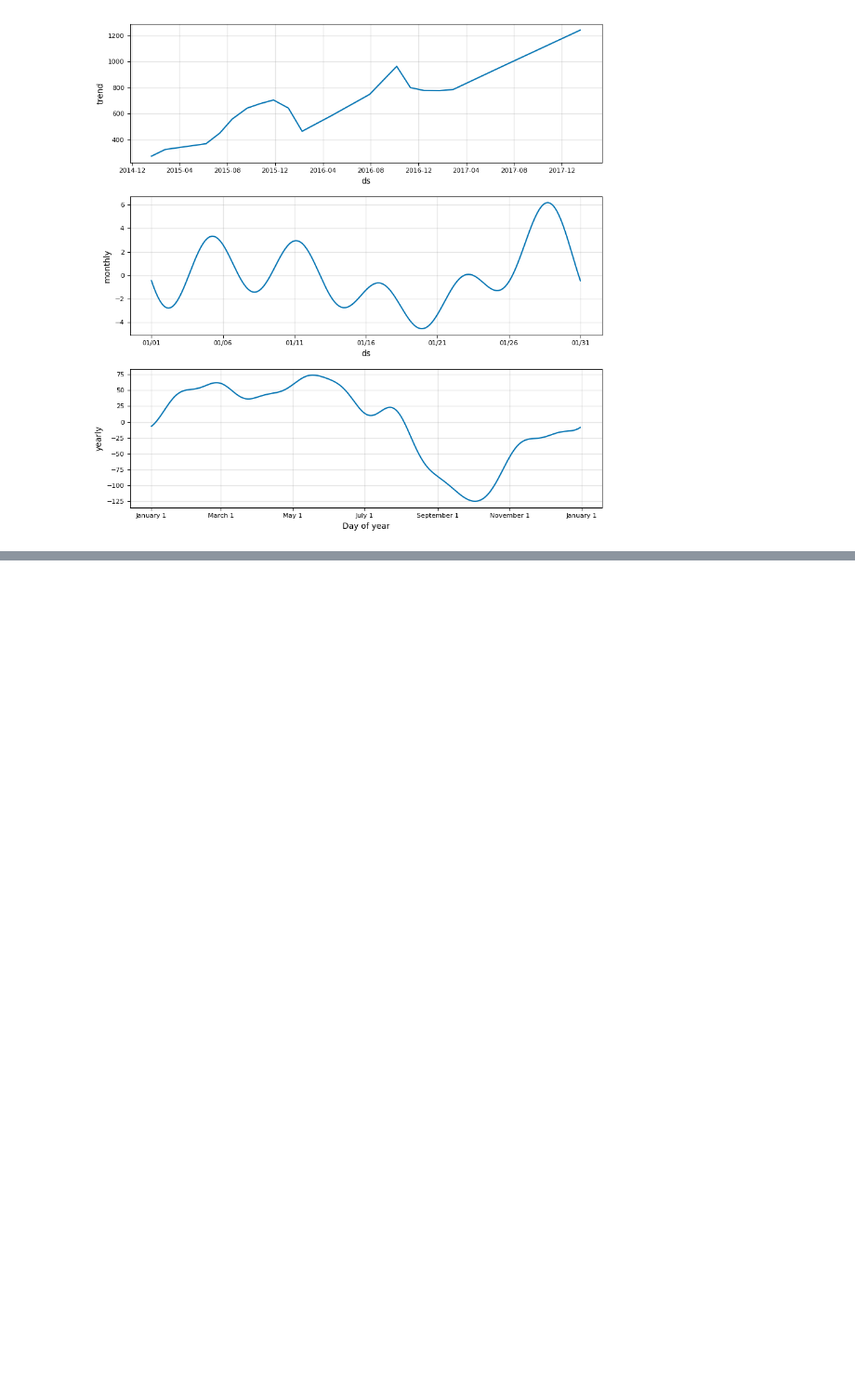
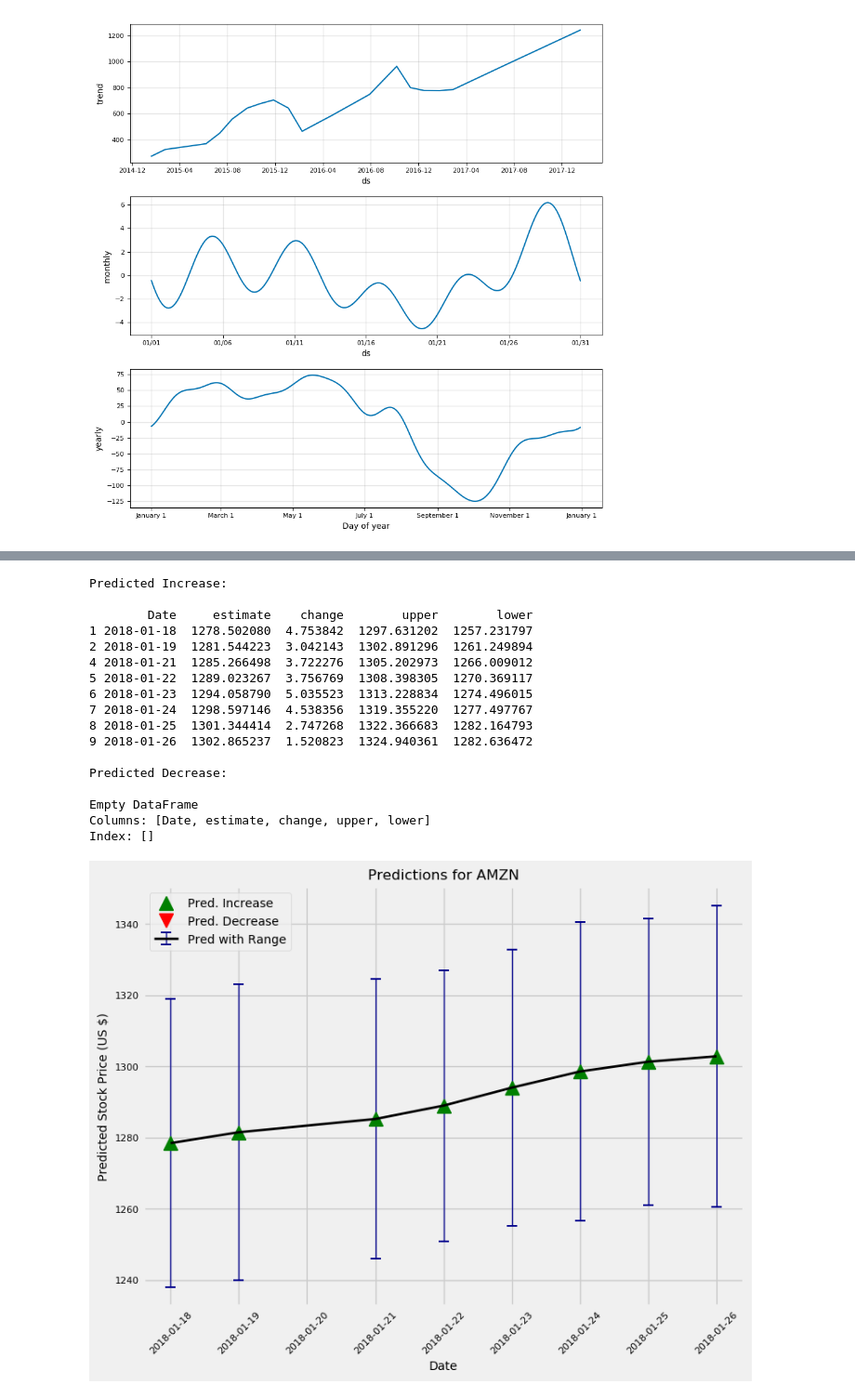
Before and after one commit to WillKoehrsen/Data-Analysis, a Jupyter notebook: stocker/Stocker Prediction Usage.ipynb, the cells around one changed output, grey strips where cells are left out. Shown at 93% size. Saved outputs shown, nothing was run; the diff lists cells and outputs as text; code cells hidden in the pictures; blank space fills up the shorter version.

```diff
--- a/stocker/Stocker Prediction Usage.ipynb
+++ b/stocker/Stocker Prediction Usage.ipynb
@@ -41,0 +102,21 @@ amazon.changepoint_prior_validation()
+# %%
+amazon.predict_future(days=10)
+# %% [output]
+Predicted Increase:
+
+        Date     estimate    change        upper        lower
+1 2018-01-18  1278.502080  4.753842  1297.631202  1257.231797
+2 2018-01-19  1281.544223  3.042143  1302.891296  1261.249894
+4 2018-01-21  1285.266498  3.722276  1305.202973  1266.009012
+5 2018-01-22  1289.023267  3.756769  1308.398305  1270.369117
+6 2018-01-23  1294.058790  5.035523  1313.228834  1274.496015
+7 2018-01-24  1298.597146  4.538356  1319.355220  1277.497767
+8 2018-01-25  1301.344414  2.747268  1322.366683  1282.164793
+9 2018-01-26  1302.865237  1.520823  1324.940361  1282.636472
+
+Predicted Decrease:
+
+Empty DataFrame
+Columns: [Date, estimate, change, upper, lower]
+Index: []
+[figure, added]
```
Also changed, not shown: parts of 16 cells of this notebook, 1 other file.
